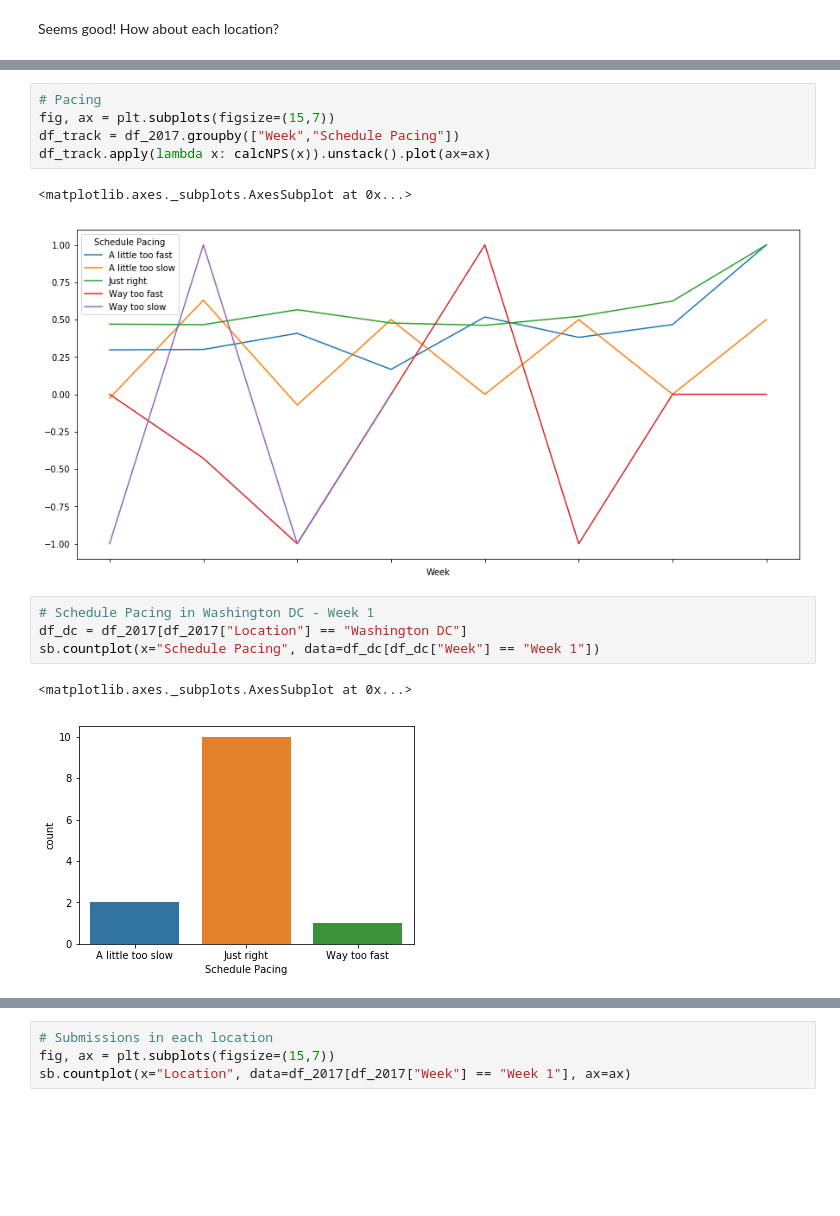
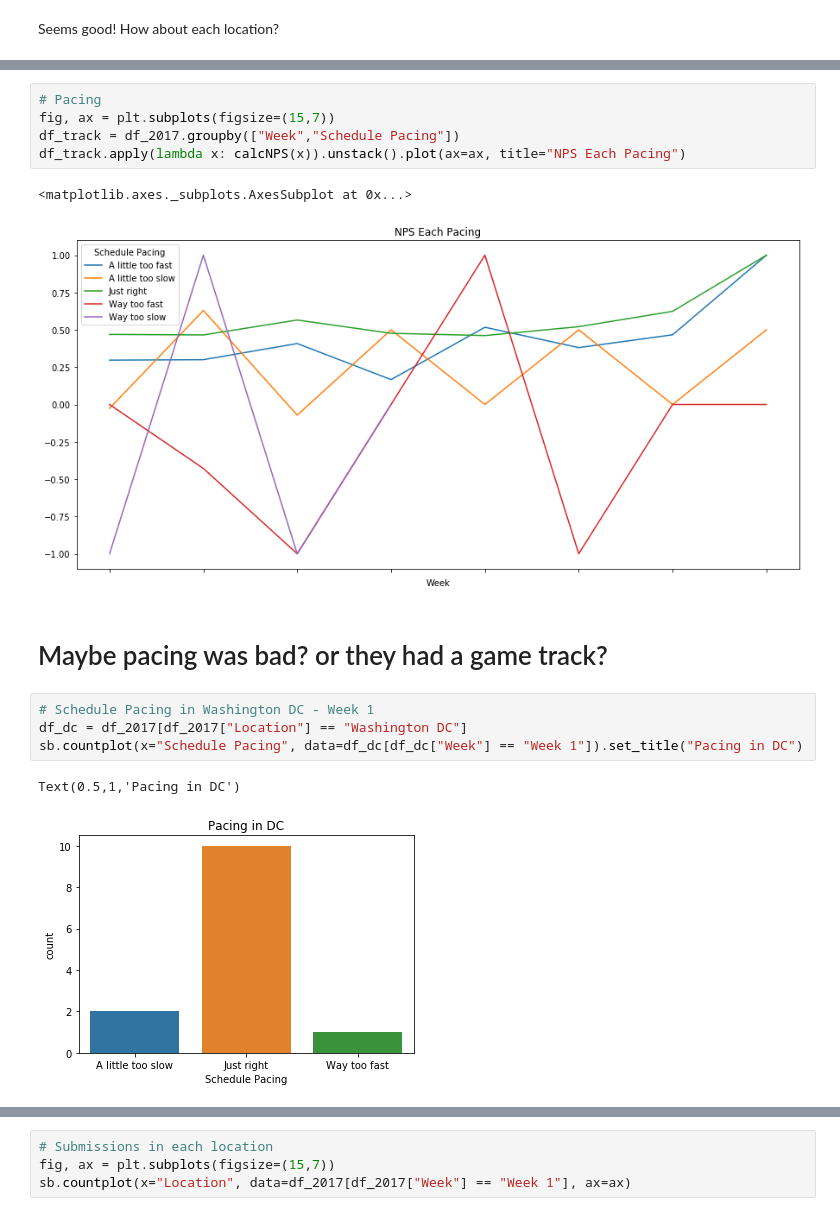
Before and after one commit to mikinomura/DS-1.1-Data-Analysis, a Jupyter notebook: MyWorks/Summer-Academy-NPS-Project.ipynb, the cells around one changed output, grey strips where cells are left out. Cells and saved outputs as stored; diff of their text form; blank space fills up the shorter version.

```diff
--- a/MyWorks/Summer-Academy-NPS-Project.ipynb
+++ b/MyWorks/Summer-Academy-NPS-Project.ipynb
@@ -204,16 +195,18 @@ df_track.apply(lambda x: calcNPS(x)).unstack().plot(ax=ax)
 # Pacing
 fig, ax = plt.subplots(figsize=(15,7))
 df_track = df_2017.groupby(["Week","Schedule Pacing"])
-df_track.apply(lambda x: calcNPS(x)).unstack().plot(ax=ax)
+df_track.apply(lambda x: calcNPS(x)).unstack().plot(ax=ax, title="NPS Each Pacing")
 # %% [output]
 <matplotlib.axes._subplots.AxesSubplot at 0x...>
-[figure, old version]
+[figure, new version]
+# %% [markdown]
+# Maybe pacing was bad? or they had a game track?
 # %%
 # Schedule Pacing in Washington DC - Week 1
 df_dc = df_2017[df_2017["Location"] == "Washington DC"]
-sb.countplot(x="Schedule Pacing", data=df_dc[df_dc["Week"] == "Week 1"])
+sb.countplot(x="Schedule Pacing", data=df_dc[df_dc["Week"] == "Week 1"]).set_title("Pacing in DC")
 # %% [output]
-<matplotlib.axes._subplots.AxesSubplot at 0x...>
+Text(0.5,1,'Pacing in DC')
-[figure, old version]
+[figure, new version]
 # %%
 # Track in Washington Dc
```
Also changed, not shown: parts of 15 cells of this notebook, 1 other file.
